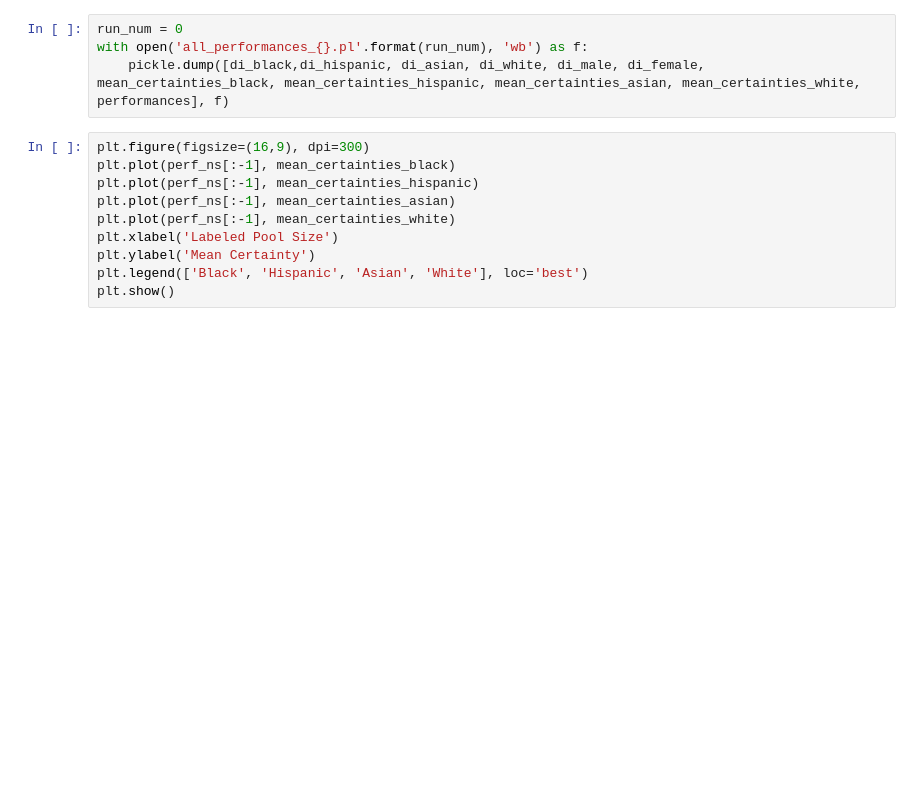
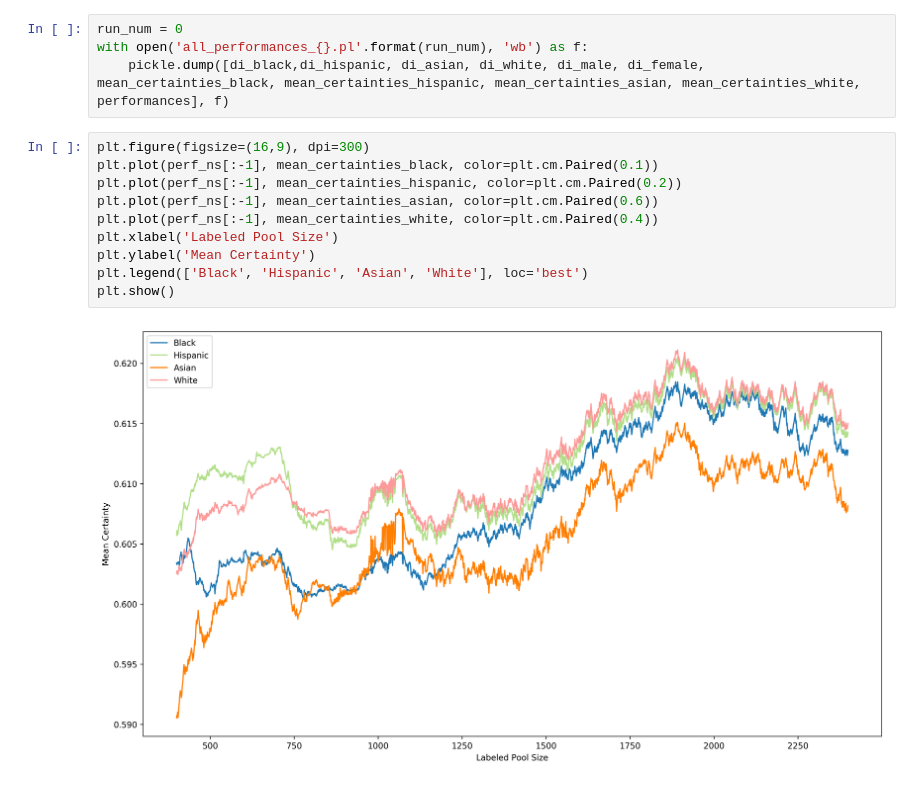
Before and after one commit to rlphilli/InterpretableActiveLearning, a Jupyter notebook: Single_Run_Uncertainty_Biases.ipynb, the cells around one changed output. Cells and saved outputs as stored; diff of their text form; blank space fills up the shorter version.

Commit message:
Updated to add some graphic generation here

```diff
--- a/Single_Run_Uncertainty_Biases.ipynb
+++ b/Single_Run_Uncertainty_Biases.ipynb
@@ -164,12 +158,14 @@ with open('all_performances_{}.pl'.format(run_num), 'wb') as f:
     pickle.dump([di_black,di_hispanic, di_asian, di_white, di_male, di_female, mean_certainties_black, mean_certainties_hispanic, mean_certainties_asian, mean_certainties_white, performances], f)
 # %%
 plt.figure(figsize=(16,9), dpi=300)
-plt.plot(perf_ns[:-1], mean_certainties_black)
-plt.plot(perf_ns[:-1], mean_certainties_hispanic)
-plt.plot(perf_ns[:-1], mean_certainties_asian)
-plt.plot(perf_ns[:-1], mean_certainties_white)
+plt.plot(perf_ns[:-1], mean_certainties_black, color=plt.cm.Paired(0.1))
+plt.plot(perf_ns[:-1], mean_certainties_hispanic, color=plt.cm.Paired(0.2))
+plt.plot(perf_ns[:-1], mean_certainties_asian, color=plt.cm.Paired(0.6))
+plt.plot(perf_ns[:-1], mean_certainties_white, color=plt.cm.Paired(0.4))
 plt.xlabel('Labeled Pool Size')
 plt.ylabel('Mean Certainty')
 plt.legend(['Black', 'Hispanic', 'Asian', 'White'], loc='best')
 plt.show()
+# %% [output]
+[figure, added]
 # %%
```
Also changed, not shown: parts of 15 cells of this notebook.
